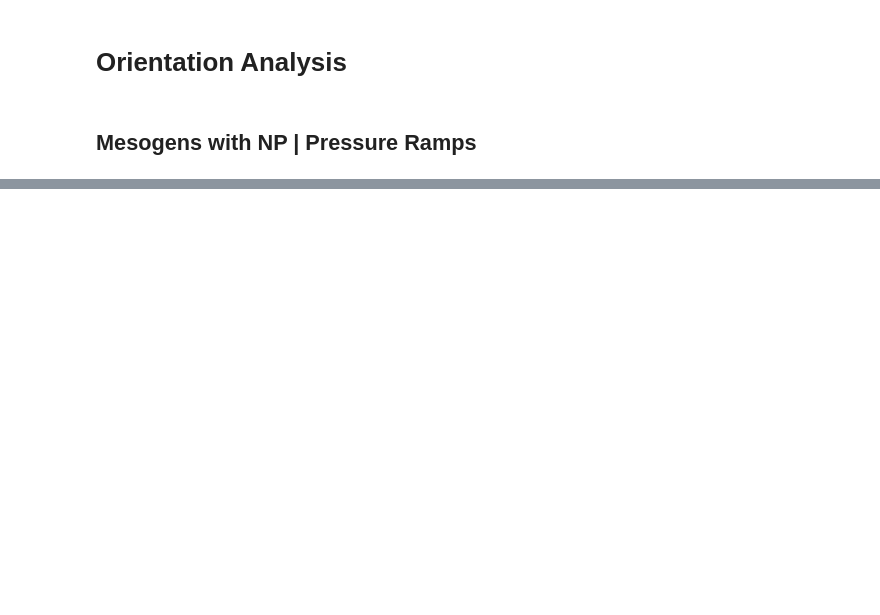
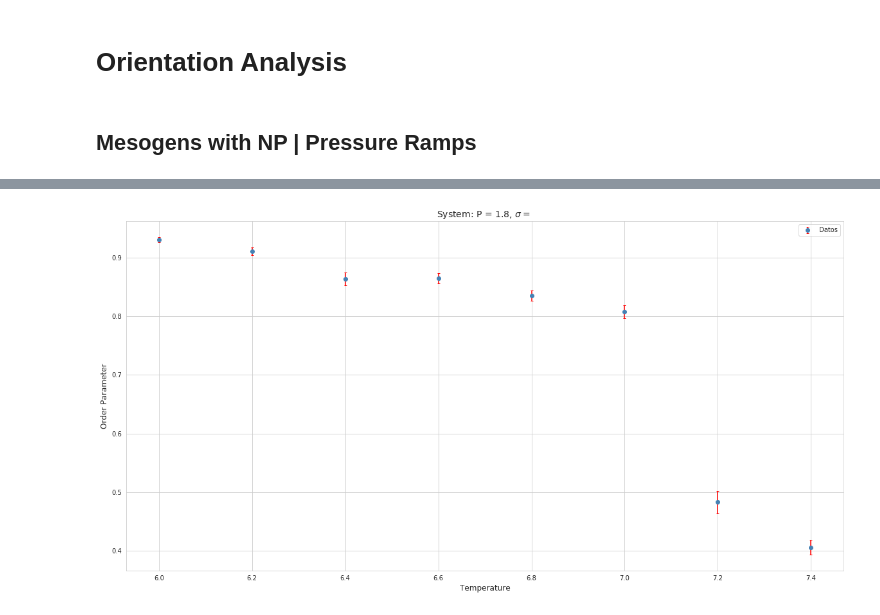
Before and after one commit to emmanuellfc/NP-with-Liquid-Crystals, a Jupyter notebook: Sigma = 2.5/P_23/Equilibriums/Orientation Analysis.ipynb, the cells around one changed output, grey strips where cells are left out. Drawn from its saved outputs; the diff is of its cells as text; code cells hidden in the pictures; blank space fills up the shorter version.

```diff
--- a/Sigma = 2.5/P_23/Equilibriums/Orientation Analysis.ipynb
+++ b/Sigma = 2.5/P_23/Equilibriums/Orientation Analysis.ipynb
@@ -120,0 +52,39 @@ S = 0.9005024254382503 +- 0.05113446607018139
+# %%
+p2 = []
+p2_std = []
+temperature = []
+
+for i in range(8):
+    temp = 6.0 + 0.2*i
+    temperature.append(temp)
+    press = 1.8
+    file = "T_" + str(temp) + "_P_" + str(press) + "_equilibrium.gsd"
+    t = gsd.hoomd.open(file, 'rb')
+    s = orientation_analysis.sList(t)
+    mean_p2 = numpy.mean(s)
+    std_p2 = numpy.std(s)
+    p2.append(mean_p2)
+    p2_std.append(std_p2)
+# %%
+p2 = numpy.array(p2)
+p2_std = numpy.array(p2_std)
+p2_std = p2_std / numpy.sqrt(100)
+# %%
+# Defining the figure and figure size
+fig, ax = plt.subplots(figsize=(20, 10))
+
+# Plotting the error bars
+ax.errorbar(temperature, p2, yerr=p2_std, label = 'Datos',fmt='o', ecolor='red',
+            color='steelblue', capsize=2)
+
+# Adding a Plot
+#ax.plot(t, p_2_pure, label='Ajuste', color = 'green');
+
+# Adding plotting parameters
+ax.set_title('System: P = 1.8, $\sigma =  $ ', fontsize=14)
+ax.set_xlabel('Temperature', fontsize=12);
+ax.set_ylabel('Order Parameter', fontsize=12);
+ax.legend();
+#fig.savefig("sistema_puro.png",dpi = 200, format = "png")
+# %% [output]
+[figure, added]
```
Also changed, not shown: parts of 15 cells of this notebook, 31 other files.
